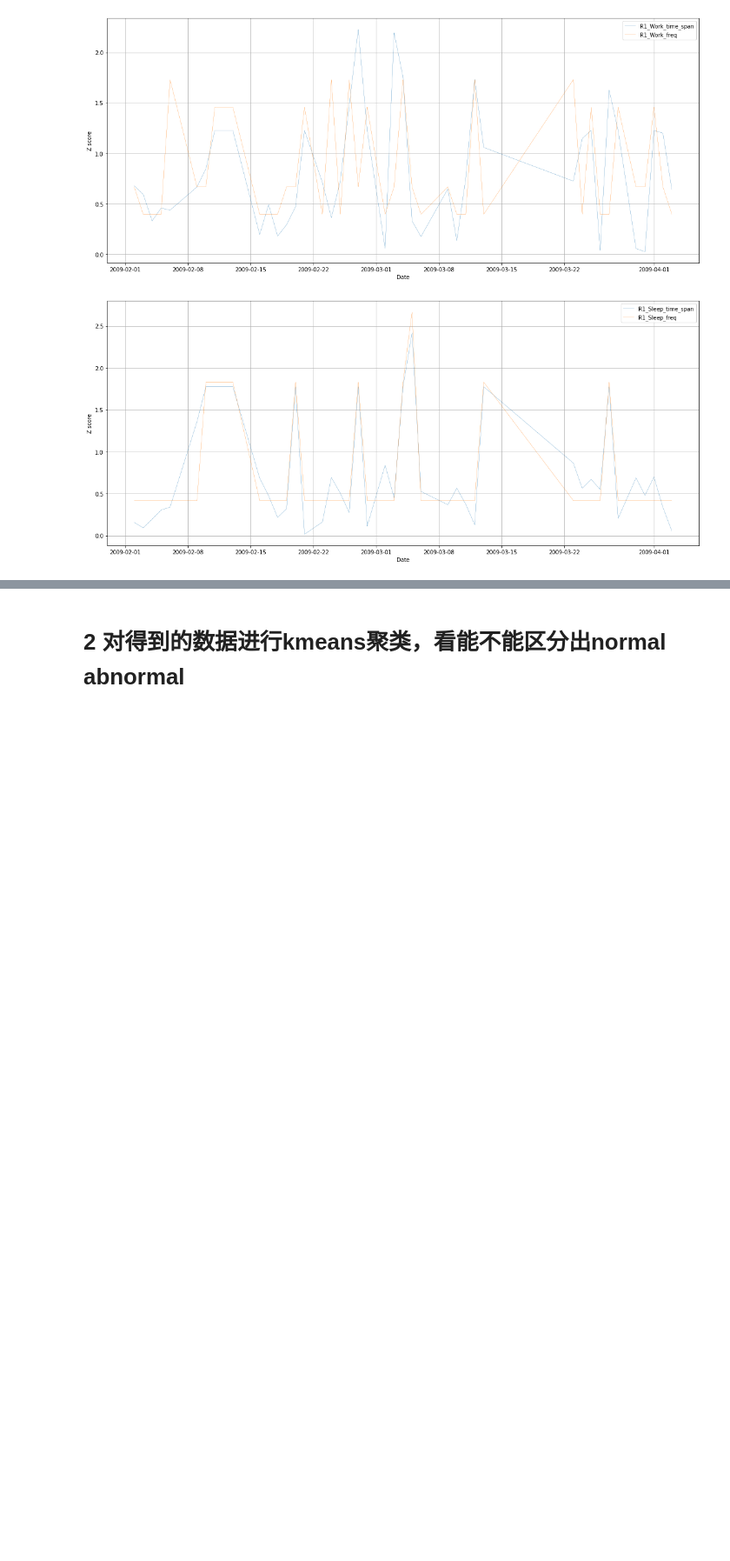
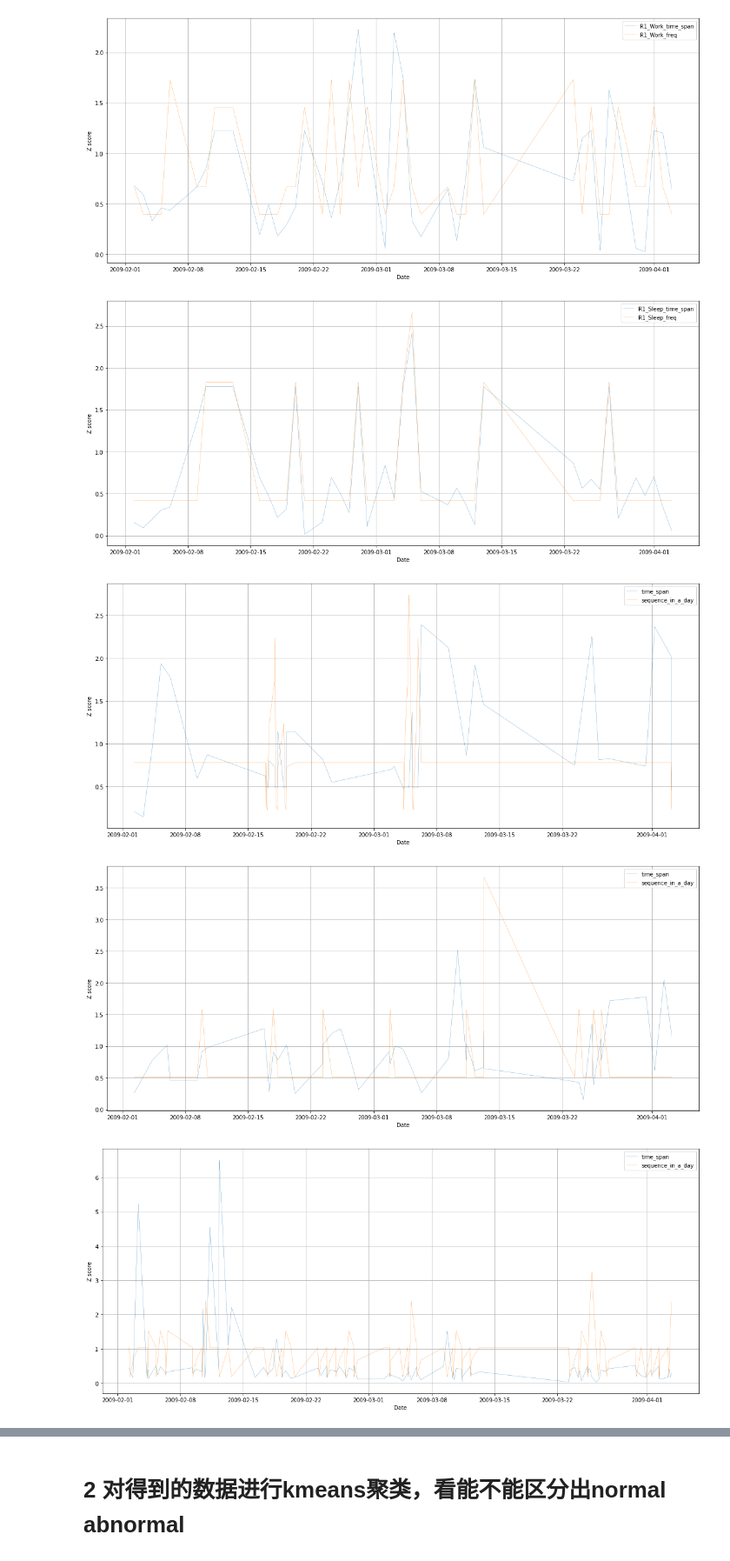
Before and after one commit to wendiganyu/IOTPhase2, a Jupyter notebook: ActivityStatisticsAndForecast.ipynb, the cells around one changed output, grey strips where cells are left out. Shown at 87% size. Saved outputs shown, nothing was run; the diff lists cells and outputs as text; code cells hidden in the pictures; blank space fills up the shorter version.

```diff
--- a/ActivityStatisticsAndForecast.ipynb
+++ b/ActivityStatisticsAndForecast.ipynb
@@ -508,3 +494,11 @@ for i in range(6):
 [figure]
 [figure]
 [figure]
+# %%
+
+for i in range(6):
+    calculate_plot_outlier_z_score(df_by_activity_list[i].loc[:, ["time_span", "sequence_in_a_day"]], valid_R1_activities[i] + "_by_activity"+"_z_score.pdf")
+# %% [output]
+[figure, added]
+[figure, added]
+[figure, added]
```
Also changed, not shown: parts of 3 cells of this notebook, 18 other files.
